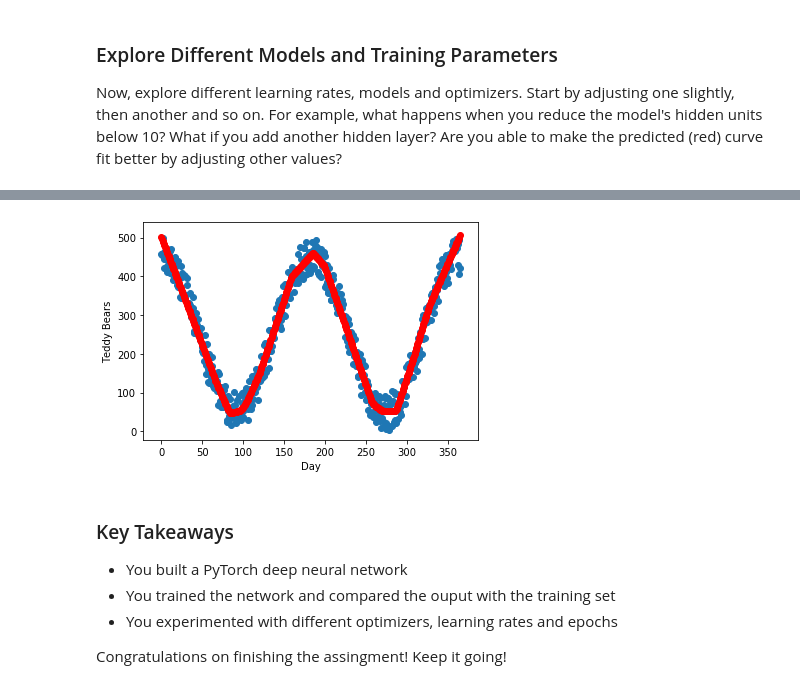
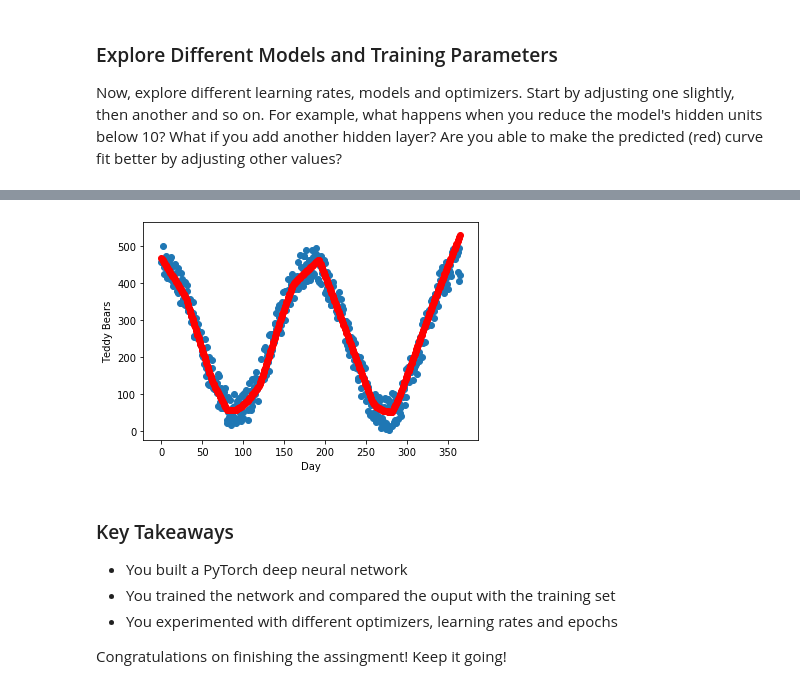
Before and after one commit to LeakyAI/PyTorch-Overview, a Jupyter notebook: Training and Inference - Solution.ipynb, the cells around one changed output, grey strips where cells are left out. Saved outputs shown, nothing was run; the diff lists cells and outputs as text; code cells hidden in the pictures.

```diff
--- a/Training and Inference - Solution.ipynb
+++ b/Training and Inference - Solution.ipynb
@@ -253,17 +259,21 @@ def train(epochs, model, train_loader, val_loader, test_loader, criterion, optim
 
     return
 # %%
-# Plot the model's results after training
+# Plot the model's output over the entire set of inputs
+# Compare the model's result to the actual
 def displayResults(model, x, dayMin, dayMax, teddyBearsMin, teddyBearsMax, day, teddyBears):
 
     # Set the model to evaluation mode (inference)
     model.eval()
 
     # Make a single forward pass on the inputs (x)
-    pred = net(x)
+    pred = model(x)
 
-    # Re-scale our output predictions (from [0..1] to [0..500])
+    # Re-scale our output predictions (from [0..1] to [0..500]) using
+    # teddyBearsMax and teddyBearsMin
     predScaled = pred*(teddyBearsMax - teddyBearsMin)+teddyBearsMin
+
+    # Re-scale the input from 0..1 to 0..365 days using dayMax and dayMin
     xScaled = x*(dayMax-dayMin)+dayMin
 
     # Display our model (red) vs our training data
@@ -283,7 +293,7 @@ Here, start by building a model with:
 Use a relu (F.relu) activation function for the hidden layer.  Do not use an activation function on the output as this will be a regression task (predicting the number of teddy bears sold on a given day in the year).
 # %%
 # Use a variable to define the number of hidden units in the hidden layer
-numHiddenUnits = 20
+numHiddenUnits = 25
 
 # Build the simple Neural Network by extending the nn.Module class
 class SimpleTeddyBearModel(nn.Module):
@@ -396,13 +407,13 @@ class MyOwnModel(nn.Module):
             return x
 
 # Create an instance of the model and print out a model summary
-net = MyOwnModel()
+net2 = MyOwnModel()
 
 # Setup your training optimizer and specify your loss criteria
-optimizer = torch.optim.Adam(net.parameters(), lr=0.01)
+optimizer = torch.optim.Adam(net2.parameters(), lr=0.01)
 criterion = torch.nn.MSELoss()
 
 # Train model using mini-batches and print out result
-train(500, net, train_loader, val_loader, test_loader, criterion, optimizer)
-displayResults(net, x, dayMin, dayMax, teddyBearsMin, teddyBearsMax, day, teddyBears)
+train(500, net2, train_loader, val_loader, test_loader, criterion, optimizer)
+displayResults(net2, x, dayMin, dayMax, teddyBearsMin, teddyBearsMax, day, teddyBears)
 # %% [output]
@@ -415,4 +426,4 @@ Final Average Test Dataset Loss:  0.0038
-[figure, old version]
+[figure, new version]
 # %% [markdown]
 ### Key Takeaways
 
```
Also changed, not shown: parts of 10 cells of this notebook, 1 other file.
